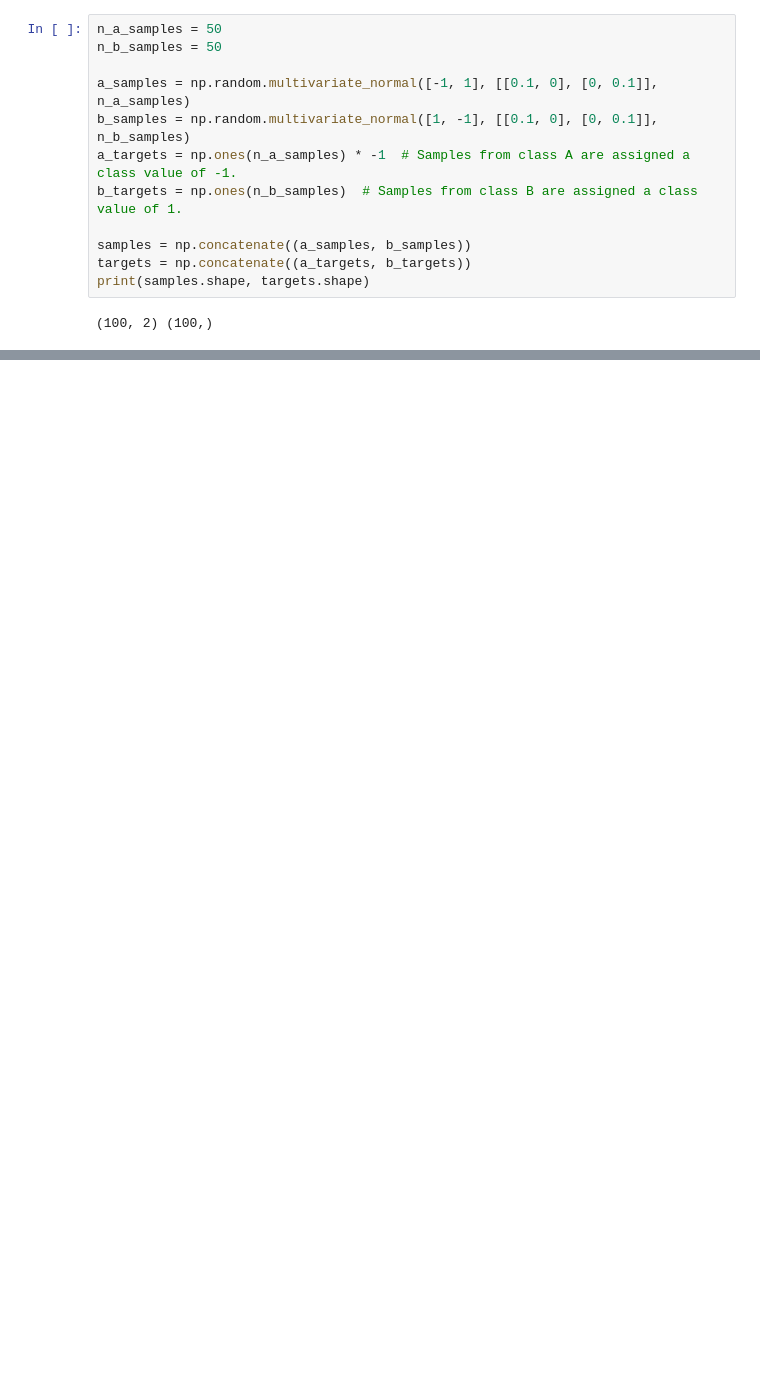
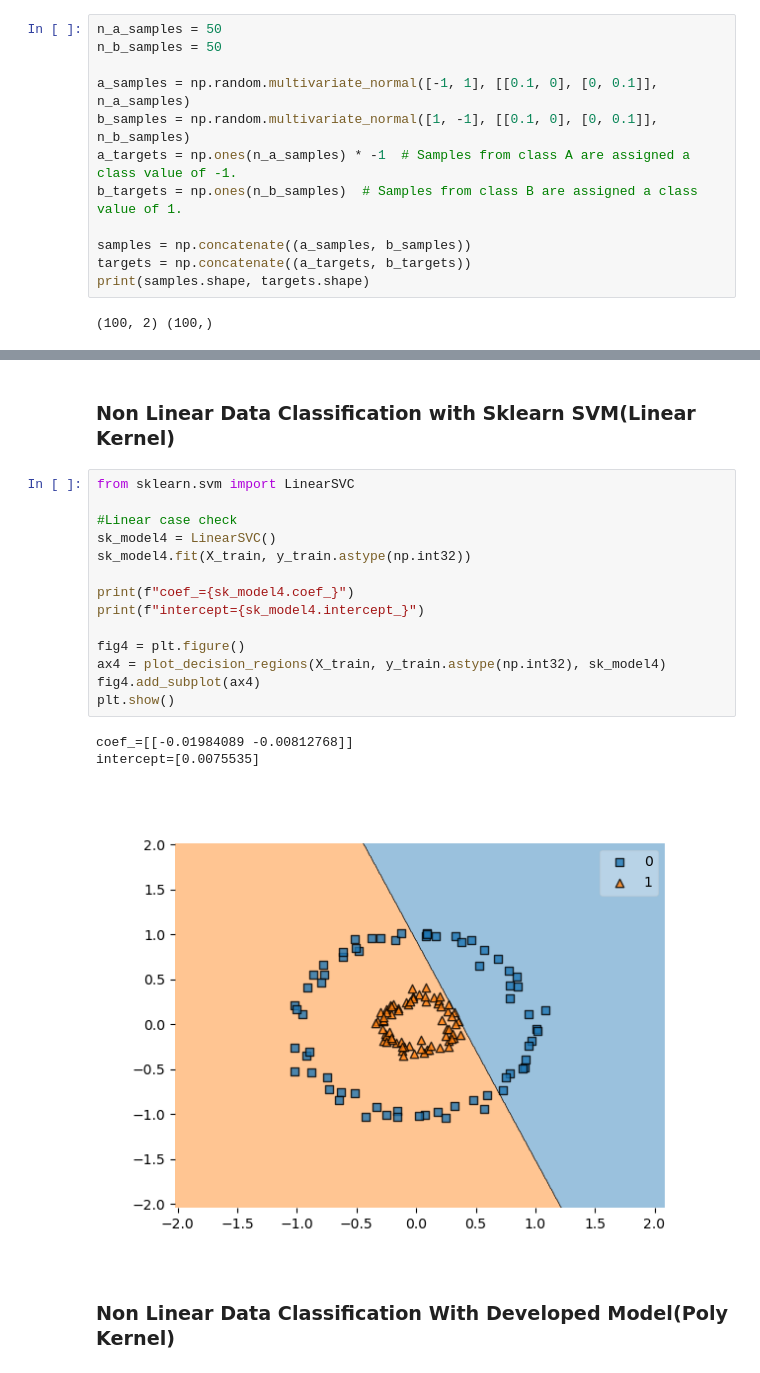
Before and after one commit to dj1095/cse6363-ml-tutorial, a Jupyter notebook: svm/smo.ipynb, the cells around one changed output, grey strips where cells are left out. Saved outputs shown, nothing was run; the diff lists cells and outputs as text; blank space fills up the shorter version.

```diff
--- a/svm/smo.ipynb
+++ b/svm/smo.ipynb
@@ -291,0 +354,22 @@ intercept=[-0.00736527]
+# %% [markdown]
+<h3>Non Linear Data Classification with Sklearn SVM(Linear Kernel)</h3>
+# %%
+from sklearn.svm import LinearSVC
+
+#Linear case check
+sk_model4 = LinearSVC()
+sk_model4.fit(X_train, y_train.astype(np.int32))
+
+print(f"coef_={sk_model4.coef_}")
+print(f"intercept={sk_model4.intercept_}")
+
+fig4 = plt.figure()
+ax4 = plot_decision_regions(X_train, y_train.astype(np.int32), sk_model4)
+fig4.add_subplot(ax4)
+plt.show()
+# %% [output]
+coef_=[[-0.01984089 -0.00812768]]
+intercept=[0.0075535]
+[figure, added]
+# %% [markdown]
+<h3>Non Linear Data Classification With Developed Model(Poly Kernel)</h3>
```
Also changed, not shown: parts of 20 cells of this notebook.
